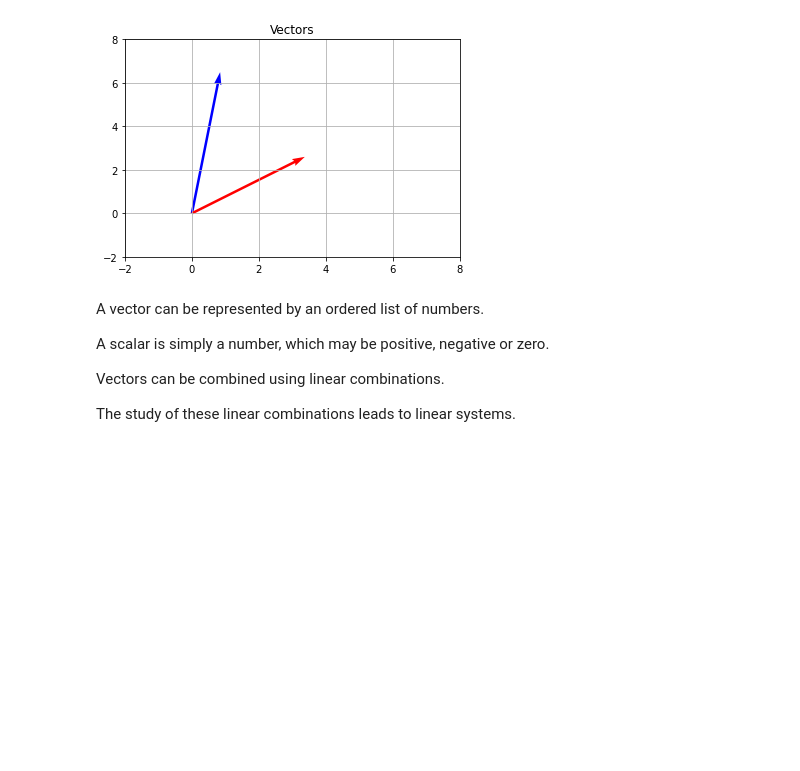
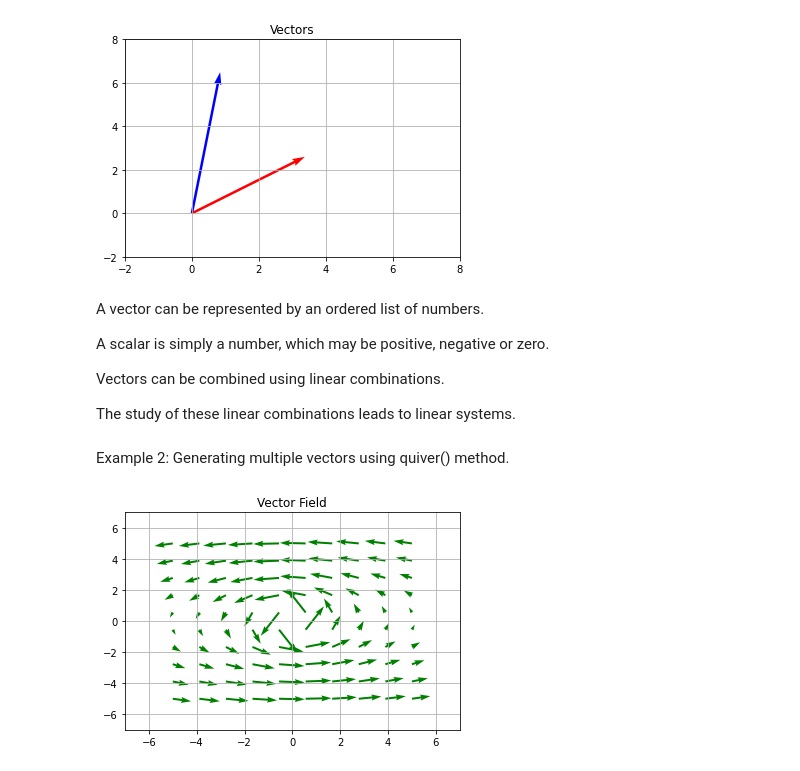
Before and after one commit to gr4nada/data-scientist-roadmap, a Jupyter notebook: 01 - Mathematics/04 - Vector Calculus/VectorsCalculus.ipynb, the cells around one changed output. Cells and saved outputs as stored; diff of their text form; code cells hidden in the pictures; blank space fills up the shorter version.

Commit message:
update the vectors calculus

```diff
--- a/01 - Mathematics/04 - Vector Calculus/VectorsCalculus.ipynb
+++ b/01 - Mathematics/04 - Vector Calculus/VectorsCalculus.ipynb
@@ -40,3 +41,27 @@ A scalar is simply a number, which may be positive, negative or zero.
 Vectors can be combined using linear combinations.
 
 The study of these linear combinations leads to linear systems.
+# %% [markdown]
+Example 2: Generating multiple vectors using quiver() method.
+# %%
+# Meshgrid
+x, y = np.meshgrid(np.linspace(-5, 5, 10),
+                   np.linspace(-5, 5, 10))
+
+# Directional vectors
+u = -y/np.sqrt(x**2 + y**2)
+v = x/(x**2 + y**2)
+
+# Plotting Vector Field with QUIVER
+plt.quiver(x, y, u, v, color='g')
+plt.title('Vector Field')
+
+# Setting x, y boundary limits
+plt.xlim(-7, 7)
+plt.ylim(-7, 7)
+
+# Show plot with grid
+plt.grid()
+plt.show()
+# %% [output]
+[figure, added]
```
Also changed, not shown: parts of 4 cells of this notebook, 1 other file.
